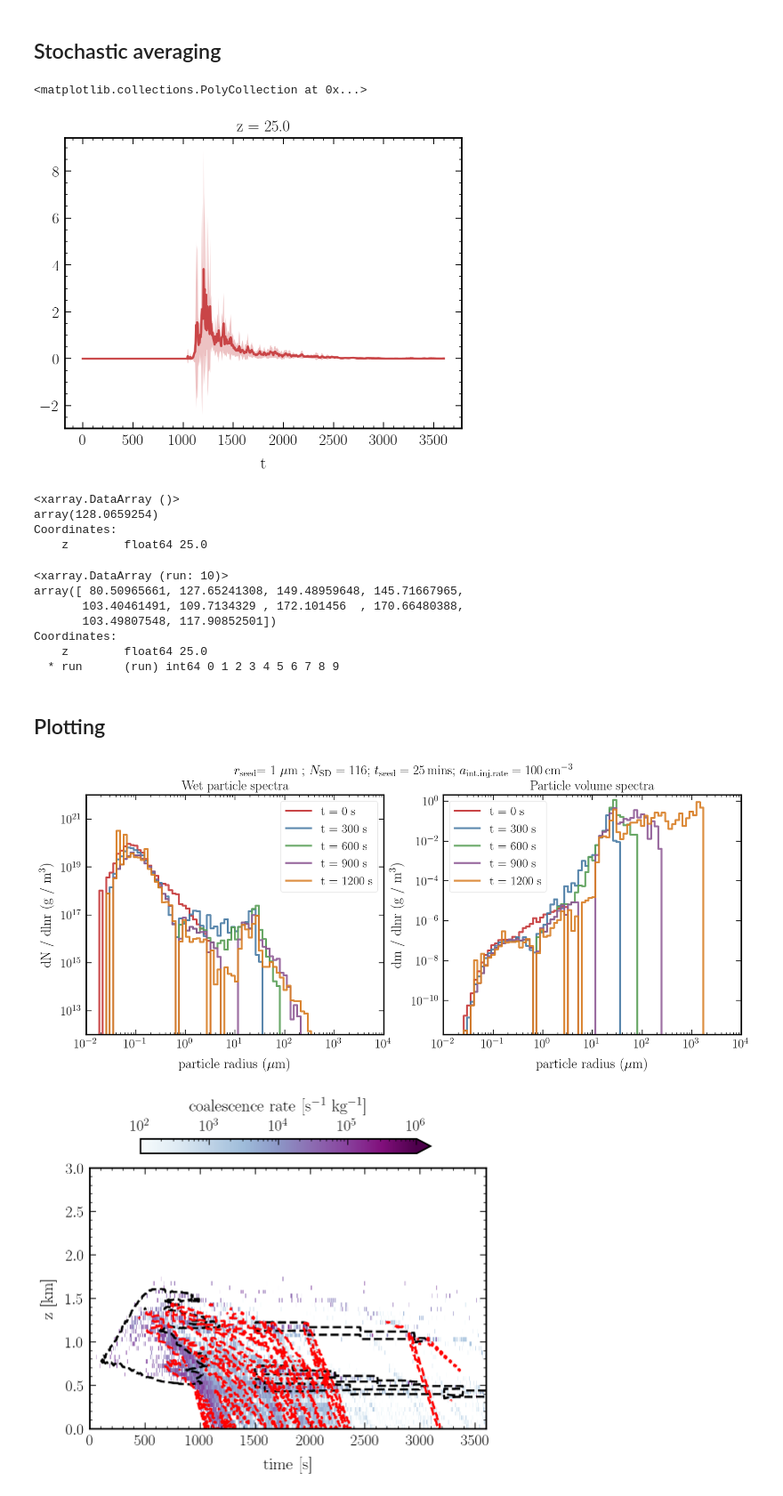
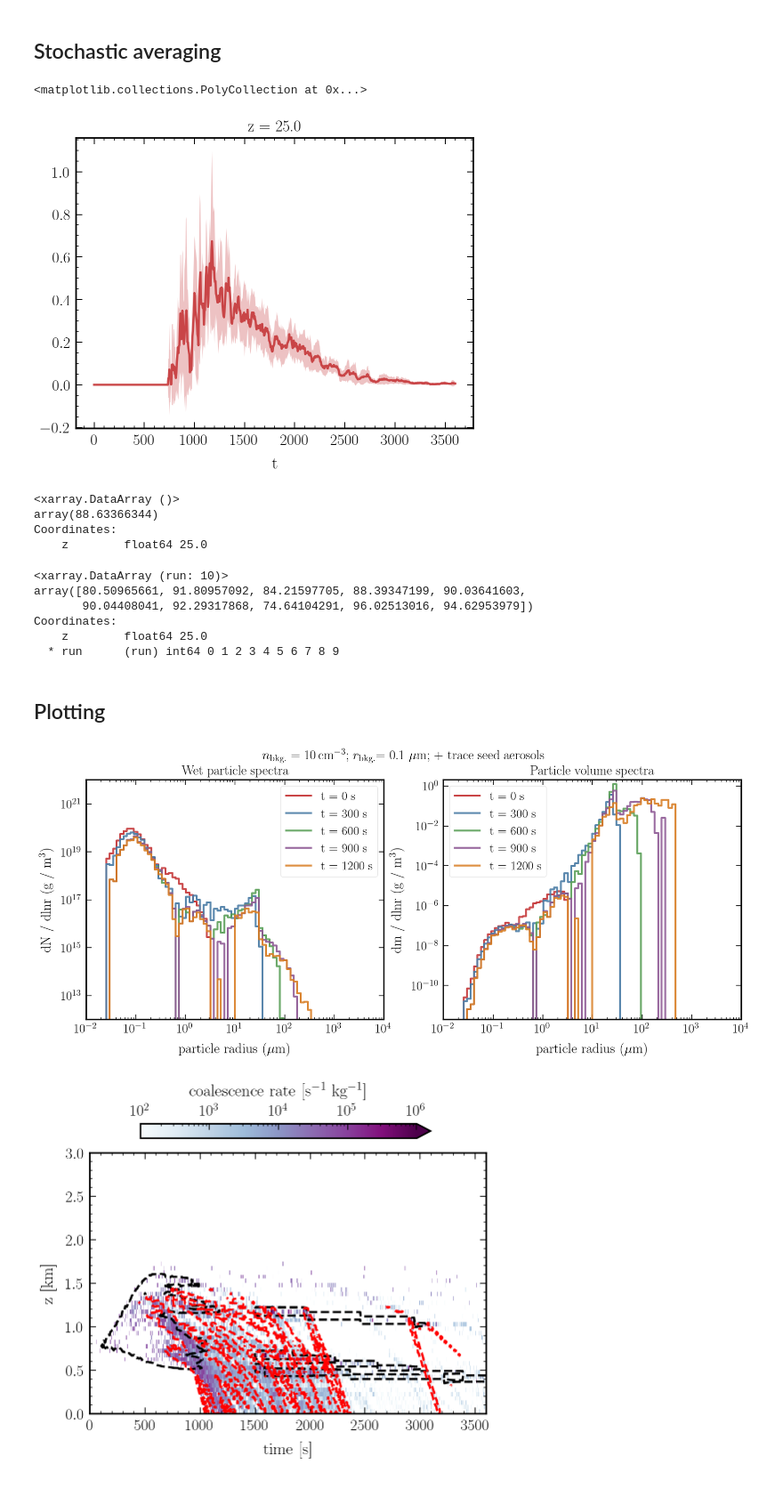
Before and after one commit to jtbuch/PySDM, a Jupyter notebook: examples/PySDM_examples/Buch_et_al_2024/plot_script_sd_update.ipynb, the cells around one changed output. Shown: that part at 89% size. Cells and saved outputs as stored; diff of their text form; code cells hidden in the pictures.

Commit message:
included benchmark case

```diff
--- a/examples/PySDM_examples/Buch_et_al_2024/plot_script_sd_update.ipynb
+++ b/examples/PySDM_examples/Buch_et_al_2024/plot_script_sd_update.ipynb
@@ -66,7 +66,6 @@ common_params = {
 # %%
 rate_unit = "s$^{-1}$ kg$^{-1}$"
 contour_lev = [.4]
-rho_times_w= 2 * si.kg/si.m**3 * si.m/si.s
 
 kwargs = {
     'coll_rate': {'cmin': 100, 'cmax': 1e6, 'var': 'collision_rate',   'qlabel': f'collision rate [{rate_unit}]', 'clog': True},
@@ -96,7 +95,7 @@ def plot_spectra(ax, stgs, oupt, key_arg, plt_arg, t_sel):
 ## Stochastic averaging
 # %%
 n_runs= 10
-sav_flag= True
+sav_flag= False
 
 output = {}
 settings = {}
@@ -106,7 +105,7 @@ surface_rain= {}
 
 np.random.seed(67) #87, 121
 rho_times_w_arr= np.array([2]) * si.kg/si.m**3 * si.m/si.s
-sfile_name=  "_n1_10_r1_0.1_nsdbkg_32_injrate_100_rsd_1_nsdseed_4_zseed_0.25_tseed_agg_200" #50_70_100_150_200_250_300  #"_n1_10_r1_0.1_benchmark"
+sfile_name=  "_n1_10_r1_0.1_nsdbkg_32_injrate_100_rsd_1_nsdseed_4_zseed_0.25_tseed_agg_200" #"_n1_10_r1_0.1_n2_0.1_r2_1_benchmark_2"
 
 r_id= 0
 pbar = tqdm(total= n_runs)
@@ -121,7 +120,7 @@ while r_id < n_runs:
                 precip= True
                 )
             simulation[key] = Simulation(settings[key])
-            output[key]= simulation[key].stepwise_sd_update(seed_step= [200], seeding_type= 'aggregate') #50, 70, 100, 150, 200, 250, 300
+            output[key]= simulation[key].stepwise_sd_update(seed_step= [200], seeding_type= 'aggregate')
             rain_xarr[key]= xarray.DataArray(data= output[key].products['rain water mixing ratio'],
                             dims=["z", "t"],
                             coords=dict(
@@ -148,21 +147,20 @@ ax.fill_between(surface_rain[key].t, surface_rain[key].sel(z= 25).mean(dim= "run
                                         surface_rain[key].sel(z= 25).mean(dim= "run") - surface_rain[key].sel(z= 25).std(dim= "run"), alpha= 0.3)
 # %% [output]
 <matplotlib.collections.PolyCollection at 0x...>
-[figure, old version]
+[figure, new version]
 # %%
 surface_rain[key].sel(z= 25).sum(dim= "t").mean(dim= "run")
 # %% [output]
 <xarray.DataArray ()>
-array(128.0659254)
+array(88.63366344)
 Coordinates:
     z        float64 25.0
 # %%
 surface_rain[key].sel(z= 25).sum(dim= "t")
 # %% [output]
 <xarray.DataArray (run: 10)>
-array([ 80.50965661, 127.65241308, 149.48959648, 145.71667965,
-       103.40461491, 109.7134329 , 172.101456  , 170.66480388,
-       103.49807548, 117.90852501])
+array([80.50965661, 91.80957092, 84.21597705, 88.39347199, 90.03641603,
+       90.04408041, 92.29317868, 74.64104291, 96.02513016, 94.62953979])
 Coordinates:
     z        float64 25.0
   * run      (run) int64 0 1 2 3 4 5 6 7 8 9
@@ -171,32 +169,32 @@ Coordinates:
 # %%
 fig, ax= fig_ax(nrows= 1, ncols= 2)
 plot_spectra(ax[0], stgs= settings, oupt= output, key_arg= f"rhow={rho_times_w}_run={2}", plt_arg= 'wet spectrum', t_sel= 0.0)
 plot_spectra(ax[0], stgs= settings, oupt= output, key_arg= f"rhow={rho_times_w}_run={2}", plt_arg= 'wet spectrum', t_sel= 300.0)
 plot_spectra(ax[0], stgs= settings, oupt= output, key_arg= f"rhow={rho_times_w}_run={2}", plt_arg= 'wet spectrum', t_sel= 600.0)
 plot_spectra(ax[0], stgs= settings, oupt= output, key_arg= f"rhow={rho_times_w}_run={2}", plt_arg= 'wet spectrum', t_sel= 900.0)
 plot_spectra(ax[0], stgs= settings, oupt= output, key_arg= f"rhow={rho_times_w}_run={2}", plt_arg= 'wet spectrum', t_sel= 1200.0)
 
 ax[0].set_yscale('log');
 ax[0].set_ylim([1e12, 1e22]);
 ax[0].legend(frameon= True);
 ax[0].set_title(r'Wet particle spectra');
 
 plot_spectra(ax[1], stgs= settings, oupt= output, key_arg= f"rhow={rho_times_w}_run={2}", plt_arg= 'dvdlnr', t_sel= 0.0)
 plot_spectra(ax[1], stgs= settings, oupt= output, key_arg= f"rhow={rho_times_w}_run={2}", plt_arg= 'dvdlnr', t_sel= 300.0)
 plot_spectra(ax[1], stgs= settings, oupt= output, key_arg= f"rhow={rho_times_w}_run={2}", plt_arg= 'dvdlnr', t_sel= 600.0)
 plot_spectra(ax[1], stgs= settings, oupt= output, key_arg= f"rhow={rho_times_w}_run={2}", plt_arg= 'dvdlnr', t_sel= 900.0)
 plot_spectra(ax[1], stgs= settings, oupt= output, key_arg= f"rhow={rho_times_w}_run={2}", plt_arg= 'dvdlnr', t_sel= 1200.0)
 ax[1].set_yscale('log');
 ax[1].set_ylim([2e-12, 2]);
 ax[1].legend(frameon= True);
 ax[1].set_title(r'Particle volume spectra');
-#fig.suptitle(r'$n_{\rm bkg.} = 10 \, {\rm cm}^{-3}$; $r_{\rm bkg.}$= 0.1 $\mu {\rm m}$', fontsize= 18);
-fig.suptitle(r'$r_{\rm seed}$= 1 $\mu {\rm m}$ ; $N_{\rm SD}$ = %d; '%simulation['rhow=2.0_run=0'].seeded_arr.shape +
-                        r'$t_{\rm seed}= 25 \, {\rm mins}$; $a_{\rm int. inj. rate} = %d \, {\rm cm}^{-3}$'%np.ceil(settings['rhow=2.0_run=0'].int_inj_rate * 1e-6), fontsize= 18);
+fig.suptitle(r'$n_{\rm bkg.} = 10 \, {\rm cm}^{-3}$; $r_{\rm bkg.}$= 0.1 $\mu {\rm m}$; + trace seed aerosols', fontsize= 18);
+#fig.suptitle(r'$r_{\rm seed}$= 1 $\mu {\rm m}$ ; $N_{\rm SD}$ = %d; '%simulation['rhow=2.0_run=0'].seeded_arr.shape +
+#                        r'$t_{\rm seed}= 25 \, {\rm mins}$; $a_{\rm int. inj. rate} = %d \, {\rm cm}^{-3}$'%np.ceil(settings['rhow=2.0_run=0'].int_inj_rate * 1e-6), fontsize= 18);
 if sav_flag:
     plt.savefig(sav_plt_path + 'spectra_plot_seeding' + sfile_name + '.pdf', bbox_inches='tight', dpi= 300);
 # %% [output]
-[figure, old version]
+[figure, new version]
 # %%
 fig, axes = fig_ax()
 plot_ax(axes, output= output[f"rhow={rho_times_w}_run={0}"].products, **contour_args, **kwargs['coal_rate'])
```
Also changed, not shown: parts of 1 cell of this notebook.
